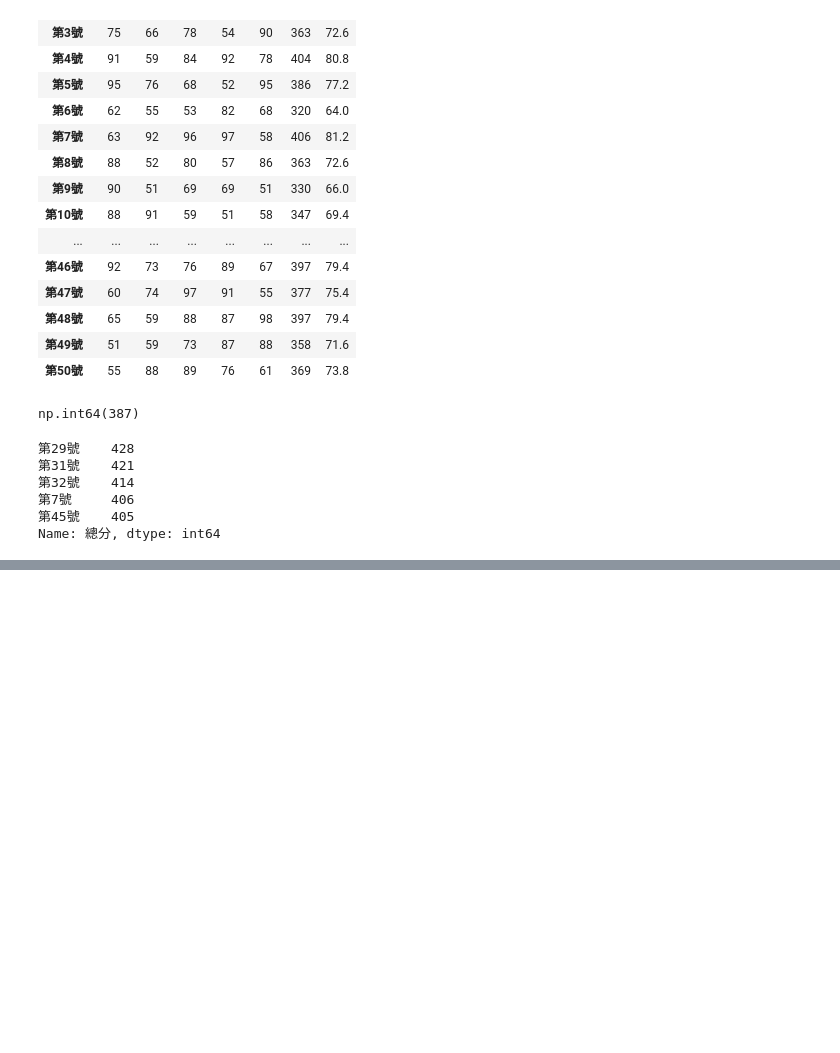
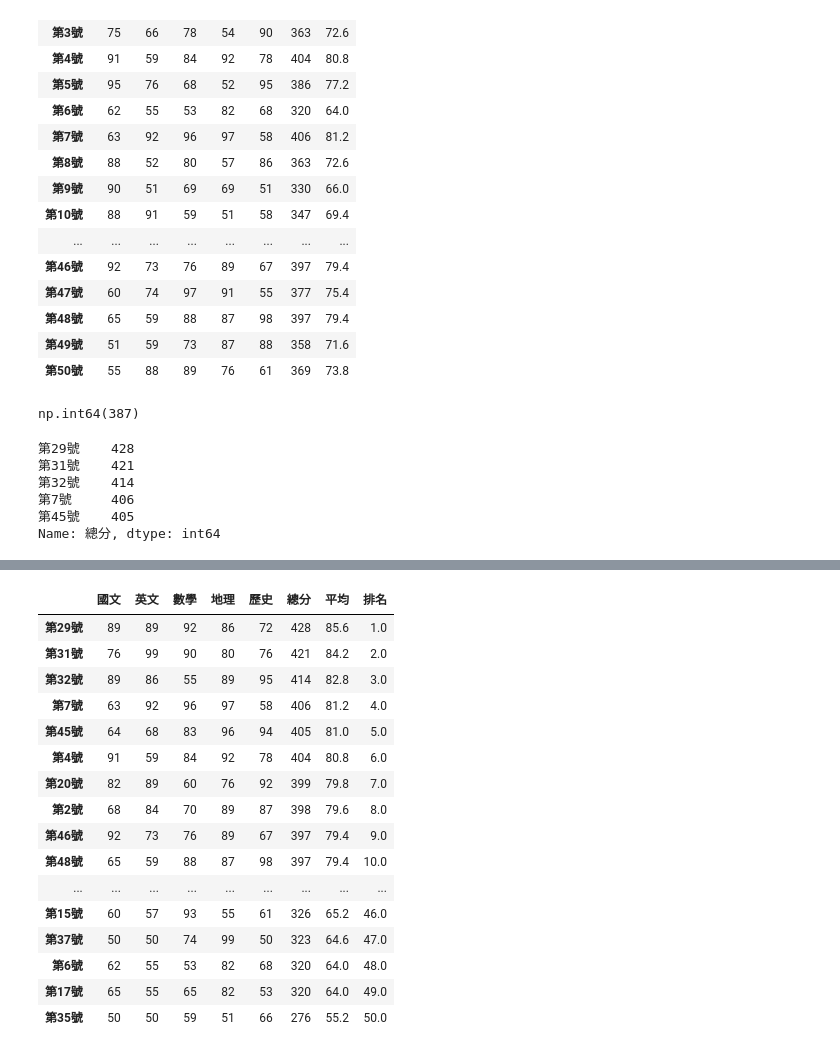
Before and after one commit to charlywang11/2024_05_05_sunday, a Jupyter notebook: lesson17/lesson17_1.ipynb, the cells around one changed output, grey strips where cells are left out. Cells and saved outputs as stored; diff of their text form; code cells hidden in the pictures; blank space fills up the shorter version.

```diff
--- a/lesson17/lesson17_1.ipynb
+++ b/lesson17/lesson17_1.ipynb
@@ -109,3 +109,7 @@ sorted_s[:5]
 第7號     406
 第45號    405
 Name: 總分, dtype: int64
+# %%
+#DataFrame sorted
+sorted_df = stu.sort_values(by='總分',ascending=False)
+sorted_df[:5]
@@ -111,0 +123,21 @@ Name: 總分, dtype: int64
+# %%
+sorted_df['排名'] = sorted_df['平均'].rank(ascending=False,method='first')
+sorted_df
+# %% [output]
+|  | 國文 | 英文 | 數學 | 地理 | 歷史 | 總分 | 平均 | 排名 |
+| 第29號 | 89 | 89 | 92 | 86 | 72 | 428 | 85.6 | 1.0 |
+| 第31號 | 76 | 99 | 90 | 80 | 76 | 421 | 84.2 | 2.0 |
+| 第32號 | 89 | 86 | 55 | 89 | 95 | 414 | 82.8 | 3.0 |
+| 第7號 | 63 | 92 | 96 | 97 | 58 | 406 | 81.2 | 4.0 |
+| 第45號 | 64 | 68 | 83 | 96 | 94 | 405 | 81.0 | 5.0 |
+| 第4號 | 91 | 59 | 84 | 92 | 78 | 404 | 80.8 | 6.0 |
+| 第20號 | 82 | 89 | 60 | 76 | 92 | 399 | 79.8 | 7.0 |
+| 第2號 | 68 | 84 | 70 | 89 | 87 | 398 | 79.6 | 8.0 |
+| 第46號 | 92 | 73 | 76 | 89 | 67 | 397 | 79.4 | 9.0 |
+| 第48號 | 65 | 59 | 88 | 87 | 98 | 397 | 79.4 | 10.0 |
+| ... | ... | ... | ... | ... | ... | ... | ... | ... |
+| 第15號 | 60 | 57 | 93 | 55 | 61 | 326 | 65.2 | 46.0 |
+| 第37號 | 50 | 50 | 74 | 99 | 50 | 323 | 64.6 | 47.0 |
+| 第6號 | 62 | 55 | 53 | 82 | 68 | 320 | 64.0 | 48.0 |
+| 第17號 | 65 | 55 | 65 | 82 | 53 | 320 | 64.0 | 49.0 |
+| 第35號 | 50 | 50 | 59 | 51 | 66 | 276 | 55.2 | 50.0 |
```
Also changed, not shown: parts of 3 cells of this notebook, 1 other file.
